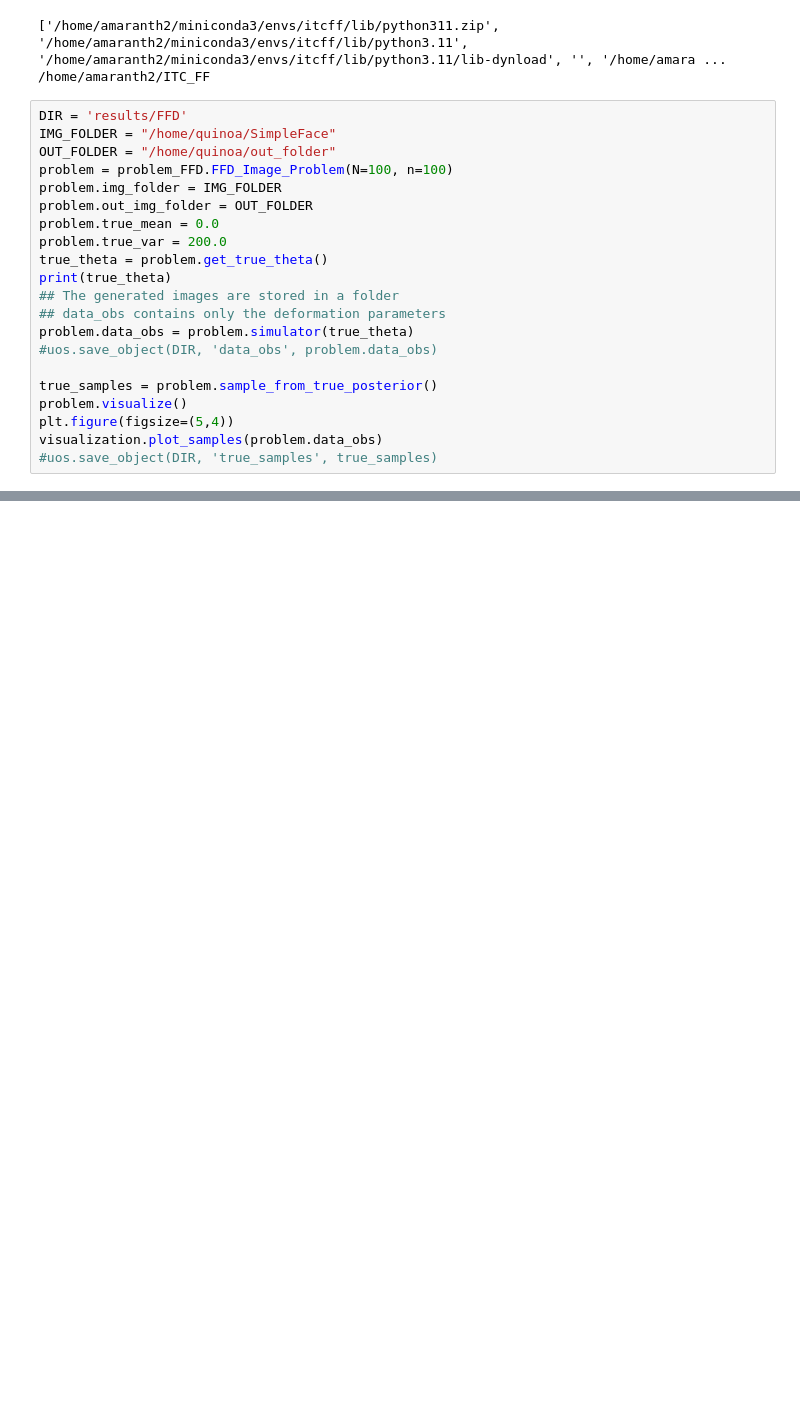
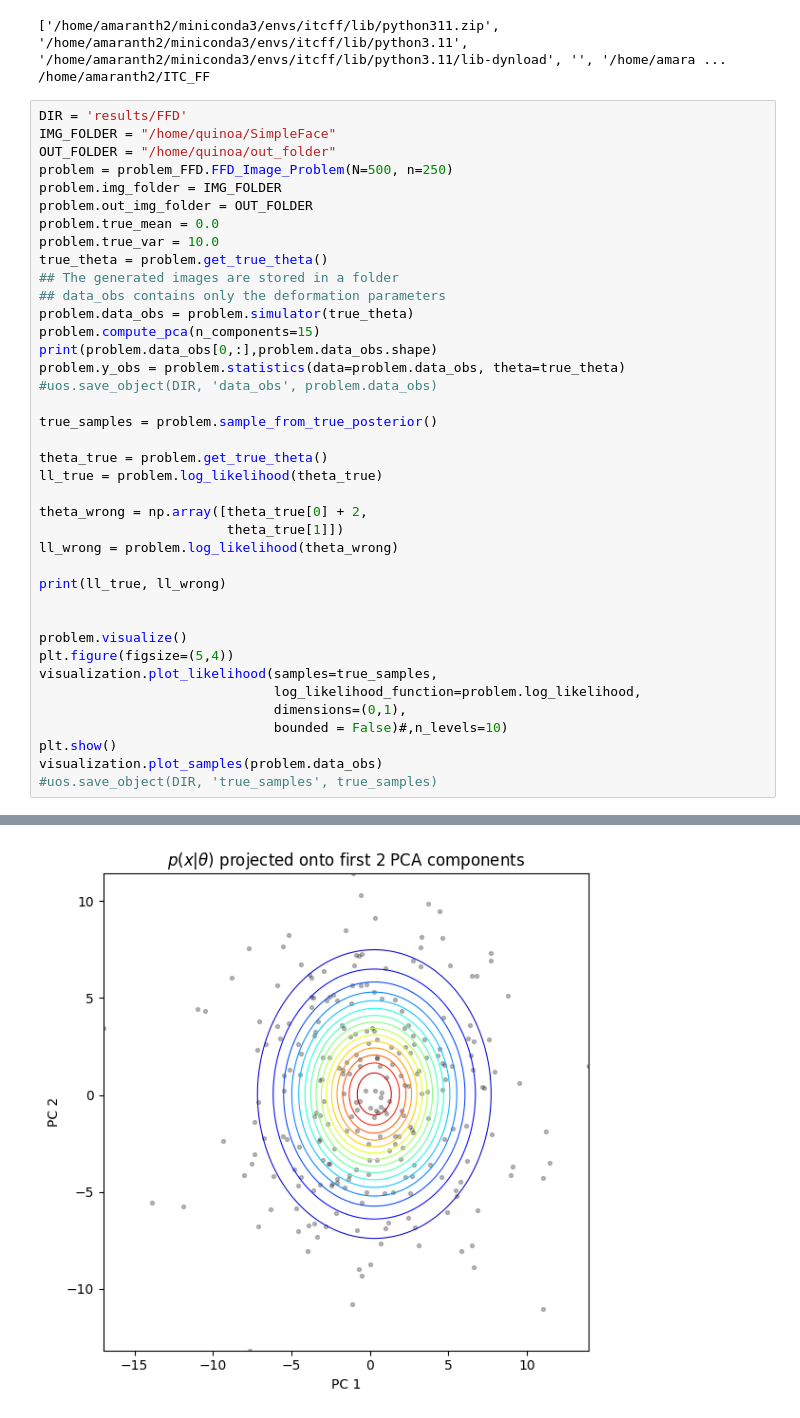
Before and after one commit to Vegnics/LiFIMI_Attack, a Jupyter notebook: examples/task_FFD.ipynb, the cells around one changed output, grey strips where cells are left out. Drawn from its saved outputs; the diff is of its cells as text; blank space fills up the shorter version.

```diff
--- a/examples/task_FFD.ipynb
+++ b/examples/task_FFD.ipynb
@@ -28,21 +28,39 @@ from lfi.utils import uos, umath
 DIR = 'results/FFD'
 IMG_FOLDER = "/home/quinoa/SimpleFace"
 OUT_FOLDER = "/home/quinoa/out_folder"
-problem = problem_FFD.FFD_Image_Problem(N=100, n=100)
+problem = problem_FFD.FFD_Image_Problem(N=500, n=250)
 problem.img_folder = IMG_FOLDER
 problem.out_img_folder = OUT_FOLDER
 problem.true_mean = 0.0
-problem.true_var = 200.0
+problem.true_var = 10.0
 true_theta = problem.get_true_theta()
-print(true_theta)
 ## The generated images are stored in a folder
 ## data_obs contains only the deformation parameters
 problem.data_obs = problem.simulator(true_theta)
+problem.compute_pca(n_components=15)
+print(problem.data_obs[0,:],problem.data_obs.shape)
+problem.y_obs = problem.statistics(data=problem.data_obs, theta=true_theta)
 #uos.save_object(DIR, 'data_obs', problem.data_obs)
 
 true_samples = problem.sample_from_true_posterior()
+
+theta_true = problem.get_true_theta()
+ll_true = problem.log_likelihood(theta_true)
+
+theta_wrong = np.array([theta_true[0] + 2,
+                        theta_true[1]])
+ll_wrong = problem.log_likelihood(theta_wrong)
+
+print(ll_true, ll_wrong)
+
+
 problem.visualize()
 plt.figure(figsize=(5,4))
+visualization.plot_likelihood(samples=true_samples,
+                              log_likelihood_function=problem.log_likelihood,
+                              dimensions=(0,1),
+                              bounded = False)#,n_levels=10)
+plt.show()
 visualization.plot_samples(problem.data_obs)
 #uos.save_object(DIR, 'true_samples', true_samples)
 # %% [output]
@@ -49,0 +84 @@ visualization.plot_samples(problem.data_obs)
+[figure, added]
```
Also changed, not shown: parts of 2 cells of this notebook, 24 other files.
